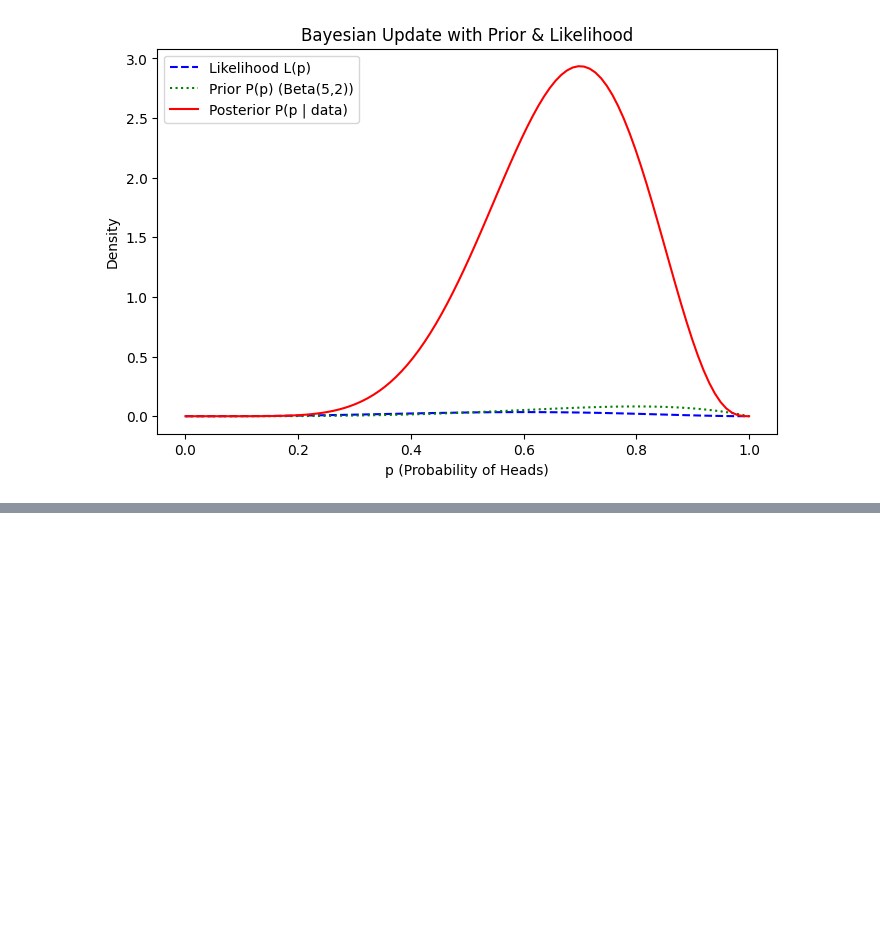
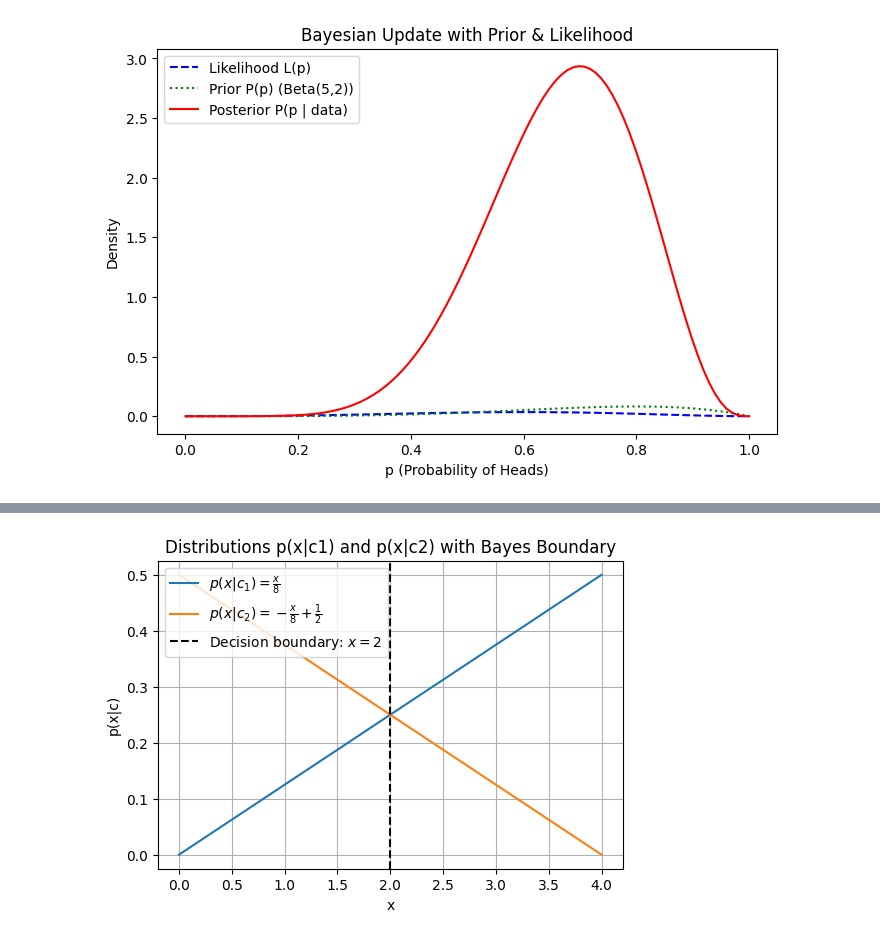
Before and after one commit to Venna-Sujith-Reddy/ML_College_Homework, a Jupyter notebook: h4.ipynb, the cells around one changed output, grey strips where cells are left out. Cells and saved outputs as stored; diff of their text form; code cells hidden in the pictures; blank space fills up the shorter version.

```diff
--- a/h4.ipynb
+++ b/h4.ipynb
@@ -304,0 +307,29 @@ plt.show()
+# %%
+import numpy as np
+import matplotlib.pyplot as plt
+
+# 1. Create a grid of x values from 0 to 4
+x = np.linspace(0, 4, 200)
+
+# 2. Define the two distributions
+p_c1 = (1/8)*x          # p(x|c1)
+p_c2 = -(1/8)*x + 0.5   # p(x|c2)
+
+# 3. Plot both functions
+plt.figure(figsize=(6,4))
+plt.plot(x, p_c1, label=r'$p(x|c_1) = \frac{x}{8}$')
+plt.plot(x, p_c2, label=r'$p(x|c_2) = -\frac{x}{8} + \frac{1}{2}$')
+
+# 4. Add a vertical line at x=2 (the decision boundary)
+plt.axvline(x=2, color='k', linestyle='--', label='Decision boundary: $x=2$')
+
+# 5. Label the axes and add a legend
+plt.xlabel('x')
+plt.ylabel('p(x|c)')
+plt.title('Distributions p(x|c1) and p(x|c2) with Bayes Boundary')
+plt.grid(True)
+plt.legend(loc='upper left')
+
+plt.show()
+# %% [output]
+[figure, added]
```
Also changed, not shown: parts of 1 cell of this notebook, 2 other files.
